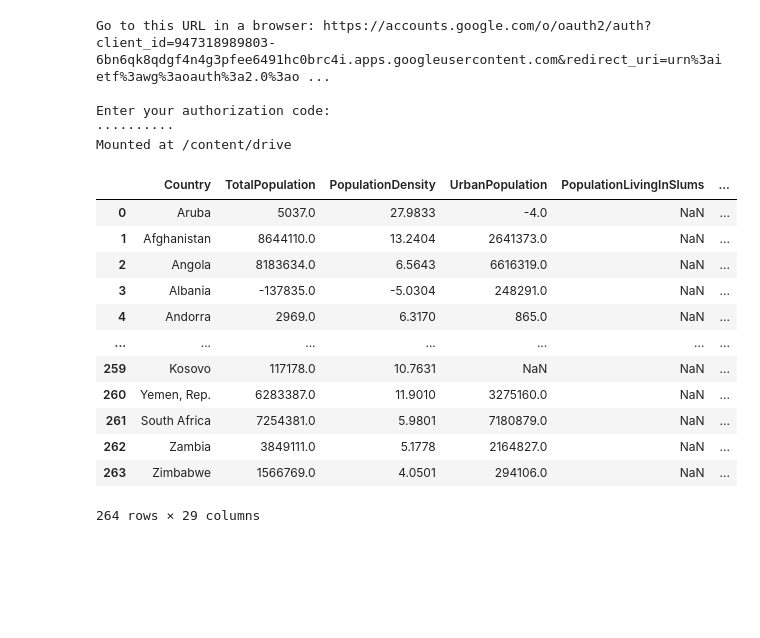
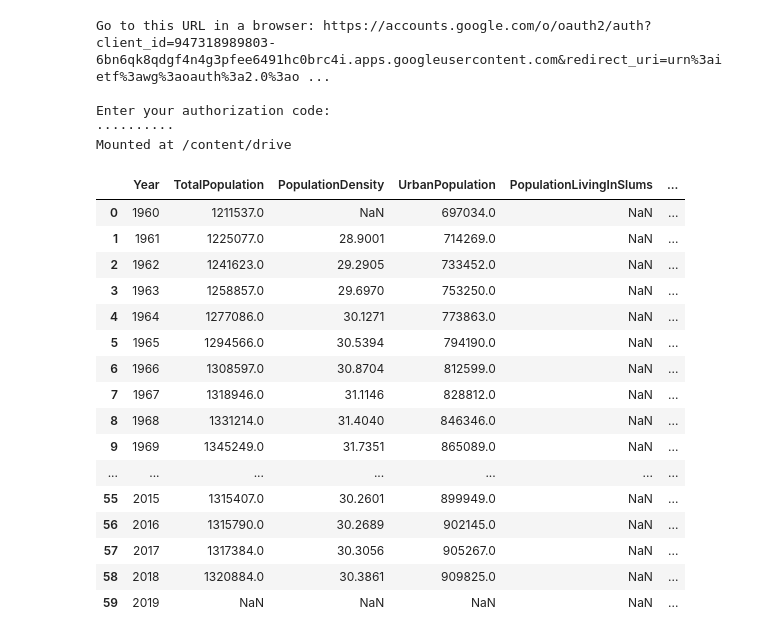
Before and after one commit to TaavetSImo/IDS2019_Population-Characteristics, a Jupyter notebook: IDS_PROJECT_NOTEBOOK.ipynb, the cells around one changed output. Saved outputs shown, nothing was run; the diff lists cells and outputs as text; code cells hidden in the pictures; blank space fills up the shorter version.

Commit message:
Added function to get dataframe for one countris values

```diff
--- a/IDS_PROJECT_NOTEBOOK.ipynb
+++ b/IDS_PROJECT_NOTEBOOK.ipynb
@@ -133,19 +133,66 @@ def changeOverTime(year1,year2):
   changeOverTime.CO2 = list(getChange(CO2,year1,year2).dif)
 
   return changeOverTime
-
-changeOverTime(2004.0,2014.0)
-# %% [output]
-|  | Country | TotalPopulation | PopulationDensity | UrbanPopulation | PopulationLivingInSlums | ... |
-| 0 | Aruba | 5037.0 | 27.9833 | -4.0 | NaN | ... |
-| 1 | Afghanistan | 8644110.0 | 13.2404 | 2641373.0 | NaN | ... |
-| 2 | Angola | 8183634.0 | 6.5643 | 6616319.0 | NaN | ... |
-| 3 | Albania | -137835.0 | -5.0304 | 248291.0 | NaN | ... |
-| 4 | Andorra | 2969.0 | 6.3170 | 865.0 | NaN | ... |
-| ... | ... | ... | ... | ... | ... | ... |
-| 259 | Kosovo | 117178.0 | 10.7631 | NaN | NaN | ... |
-| 260 | Yemen, Rep. | 6283387.0 | 11.9010 | 3275160.0 | NaN | ... |
-| 261 | South Africa | 7254381.0 | 5.9801 | 7180879.0 | NaN | ... |
-| 262 | Zambia | 3849111.0 | 5.1778 | 2164827.0 | NaN | ... |
-| 263 | Zimbabwe | 1566769.0 | 4.0501 | 294106.0 | NaN | ... |
-264 rows × 29 columns
+# %%
+# All Info about one country
+
+def byCountry(name):
+
+  country = pd.DataFrame(columns=['Year','TotalPopulation','PopulationDensity','UrbanPopulation','PopulationLivingInSlums',
+                                  'EmploymentInAgriculture','EmploymentInIndustry','EmploymentInServices','Unemployment',
+                                  'NumberOfTourists','PriceOfFuel','EnergyConsumption','EnergyImports','EnergyFromCoal',
+                                  'EnergyFromNaturalGas','EnergyFromOil','EnergyFromRenewable','EnergyFromHydro','EnergyFromNuclear',
+                                  'ElectricPowerTransprotLoss','AccessToElectricity','AirTransportFreight','RailwayFreight','LogisticsPerformanceIndex',
+                                  'ExportPercentageOfGDP','AgriculturalLand','ForestArea','AirPolutionMicrogramsPerCubicMeter','CO2'])
+
+  country.Year = TotalPopulation.index
+  country.TotalPopulation = list(TotalPopulation[name])
+  country.PopulationDensity = list(PopulationDensity[name])
+  country.UrbanPopulation = list(UrbanPopulation[name])
+  country.PopulationLivingInSlums = list(PopulationLivingInSlums[name])
+  country.EmploymentInAgriculture = list(EmploymentInAgriculture[name])
+  country.EmploymentInIndustry = list(EmploymentInIndustry[name])
+  country.EmploymentInServices = list(EmploymentInServices[name])
+  country.Unemployment = list(Unemployment[name])
+  country.NumberOfTourists = list(NumberOfTourists[name])
+  country.PriceOfFuel = list(PriceOfFuel[name])
+  country.EnergyConsumption = list(EnergyConsumption[name])
+  country.EnergyImports = list(EnergyImports[name])
+  country.EnergyFromCoal = list(EnergyFromCoal[name])
+  country.EnergyFromNaturalGas = list(EnergyFromNaturalGas[name])
+  country.EnergyFromOil = list(EnergyFromOil[name])
+  country.EnergyFromRenewable = list(EnergyFromRenewable[name])
+  country.EnergyFromHydro = list(EnergyFromHydro[name])
+  country.EnergyFromNuclear = list(EnergyFromNuclear[name])
+  country.ElectricPowerTransprotLoss = list(ElectricPowerTransprotLoss[name])
+  country.AccessToElectricity = list(AccessToElectricity[name])
+  country.AirTransportFreight = list(AirTransportFreight[name])
+  country.RailwayFreight = list(RailwayFreight[name])
+  country.LogisticsPerformanceIndex = list(LogisticsPerformanceIndex[name])
+  country.ExportPercentageOfGDP = list(ExportPercentageOfGDP[name])
+  country.AgriculturalLand = list(AgriculturalLand[name])
+  country.ForestArea = list(ForestArea[name])
+  country.AirPolutionMicrogramsPerCubicMeter = list(AirPolutionMicrogramsPerCubicMeter[name])
+  country.CO2 = list(CO2[name])
+
+  return country
+
+byCountry("Estonia")
+# %% [output]
+|  | Year | TotalPopulation | PopulationDensity | UrbanPopulation | PopulationLivingInSlums | ... |
+| 0 | 1960 | 1211537.0 | NaN | 697034.0 | NaN | ... |
+| 1 | 1961 | 1225077.0 | 28.9001 | 714269.0 | NaN | ... |
+| 2 | 1962 | 1241623.0 | 29.2905 | 733452.0 | NaN | ... |
+| 3 | 1963 | 1258857.0 | 29.6970 | 753250.0 | NaN | ... |
+| 4 | 1964 | 1277086.0 | 30.1271 | 773863.0 | NaN | ... |
+| 5 | 1965 | 1294566.0 | 30.5394 | 794190.0 | NaN | ... |
+| 6 | 1966 | 1308597.0 | 30.8704 | 812599.0 | NaN | ... |
+| 7 | 1967 | 1318946.0 | 31.1146 | 828812.0 | NaN | ... |
+| 8 | 1968 | 1331214.0 | 31.4040 | 846346.0 | NaN | ... |
+| 9 | 1969 | 1345249.0 | 31.7351 | 865089.0 | NaN | ... |
+| ... | ... | ... | ... | ... | ... | ... |
+| 55 | 2015 | 1315407.0 | 30.2601 | 899949.0 | NaN | ... |
+| 56 | 2016 | 1315790.0 | 30.2689 | 902145.0 | NaN | ... |
+| 57 | 2017 | 1317384.0 | 30.3056 | 905267.0 | NaN | ... |
+| 58 | 2018 | 1320884.0 | 30.3861 | 909825.0 | NaN | ... |
+| 59 | 2019 | NaN | NaN | NaN | NaN | ... |
```
